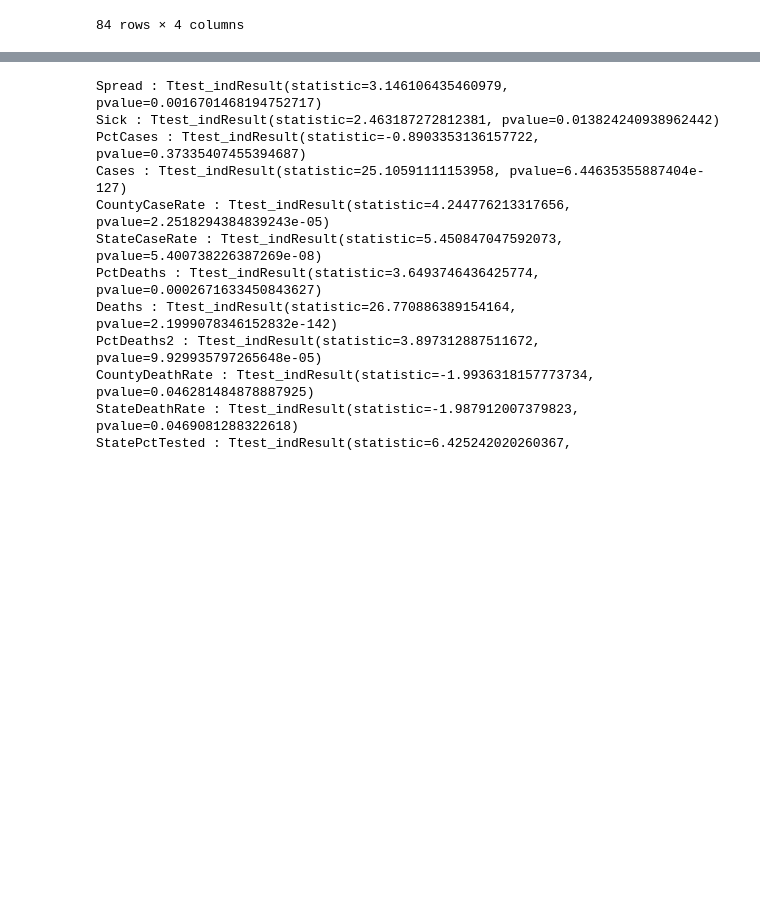
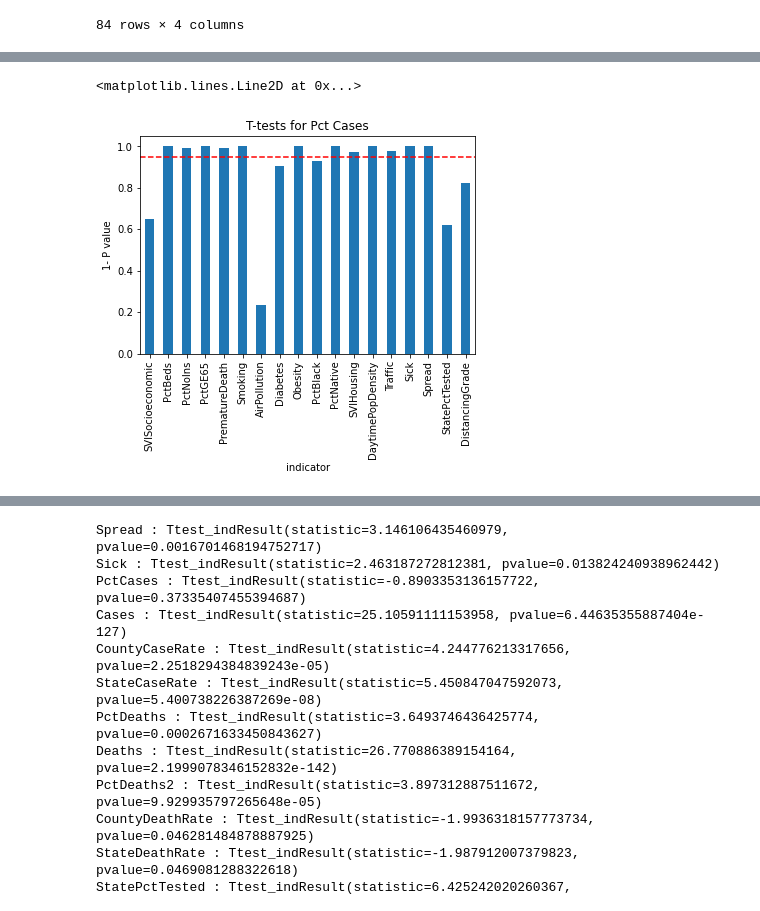
Before and after one commit to SamuelNarvaez/Capstone1, a Jupyter notebook: EDA.ipynb, the cells around one changed output, grey strips where cells are left out. Cells and saved outputs as stored; diff of their text form; code cells hidden in the pictures; blank space fills up the shorter version.

```diff
--- a/EDA.ipynb
+++ b/EDA.ipynb
@@ -546,0 +521,8 @@ Traffic : Ttest_indResult(statistic=-2.2891166010429753, pvalue=0.02213866874247
+# %%
+PctCases = pd.DataFrame(HE_PctCases+PC_PctCases+IR_PctCases+IN_PctCases).set_index(0)
+PctCases[1] = 1-PctCases[1]
+ax = PctCases.plot.bar(legend = False, ylabel = '1- P value', xlabel = 'indicator', title = 'T-tests for Pct Cases')
+ax.axhline(0.95, color="red", linestyle="--", label = '0.95')
+# %% [output]
+<matplotlib.lines.Line2D at 0x...>
+[figure, added]
```
Also changed, not shown: parts of 43 cells of this notebook, 13 other files.
